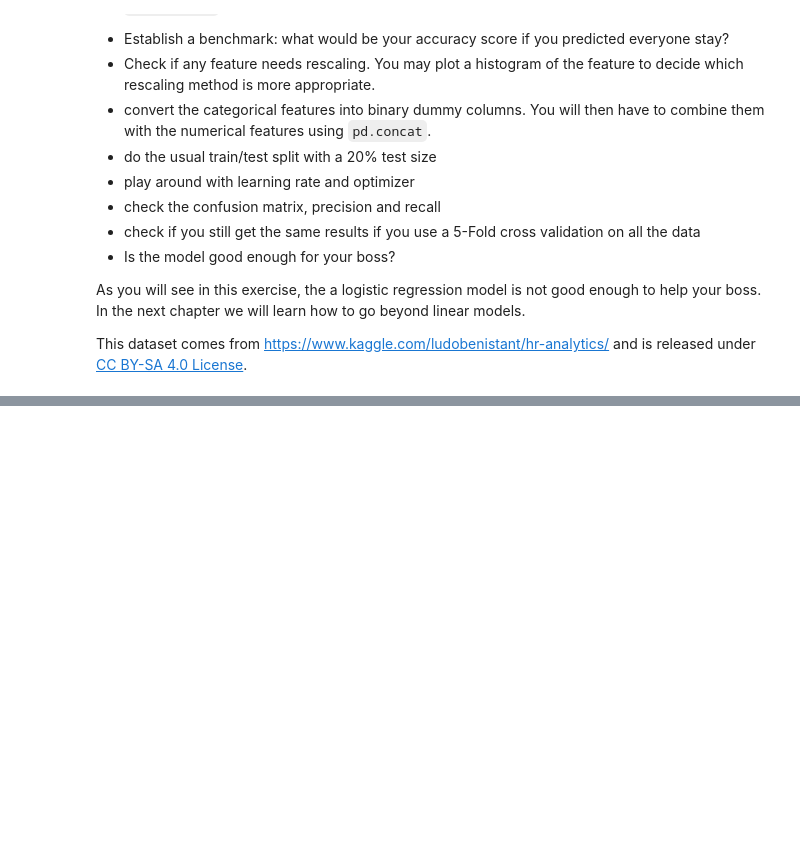
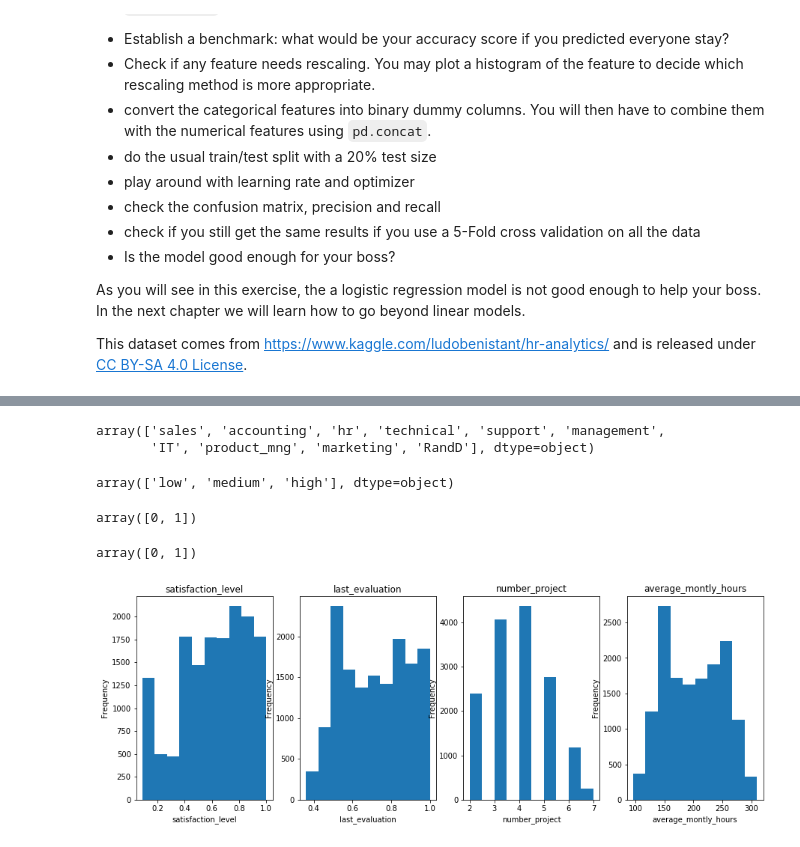
Before and after one commit to tetsu/zero-deep-learning, a Jupyter notebook: course/3 Machine Learning.ipynb, the cells around one changed output, grey strips where cells are left out. Cells and saved outputs as stored; diff of their text form; code cells hidden in the pictures; blank space fills up the shorter version.

```diff
--- a/course/3 Machine Learning.ipynb
+++ b/course/3 Machine Learning.ipynb
@@ -693,3 +699,6 @@ Your goal is to predict the binary outcome variable `left` using the rest of the
 As you will see in this exercise, the a logistic regression model is not good enough to help your boss. In the next chapter we will learn how to go beyond linear models.
 
 This dataset comes from https://www.kaggle.com/ludobenistant/hr-analytics/ and is released under [CC BY-SA 4.0 License](https://creativecommons.org/licenses/by-sa/4.0/).
+# %%
+df2 = pd.read_csv('../data/HR_comma_sep.csv')
+df2.tail()
@@ -695,0 +712,26 @@ This dataset comes from https://www.kaggle.com/ludobenistant/hr-analytics/ and i
+# %%
+df2['sales'].unique()
+# %% [output]
+array(['sales', 'accounting', 'hr', 'technical', 'support', 'management',
+       'IT', 'product_mng', 'marketing', 'RandD'], dtype=object)
+# %%
+df2['salary'].unique()
+# %% [output]
+array(['low', 'medium', 'high'], dtype=object)
+# %%
+df2['Work_accident'].unique()
+# %% [output]
+array([0, 1])
+# %%
+df2['promotion_last_5years'].unique()
+# %% [output]
+array([0, 1])
+# %%
+plt.figure(figsize=(15, 5))
+
+for i, feature in enumerate(['satisfaction_level', 'last_evaluation', 'number_project', 'average_montly_hours']):
+    plt.subplot(1, 4, i+1)
+    df2[feature].plot(kind='hist', title=feature)
+    plt.xlabel(feature)
+# %% [output]
+[figure, added]
```
Also changed, not shown: parts of 45 cells of this notebook.
